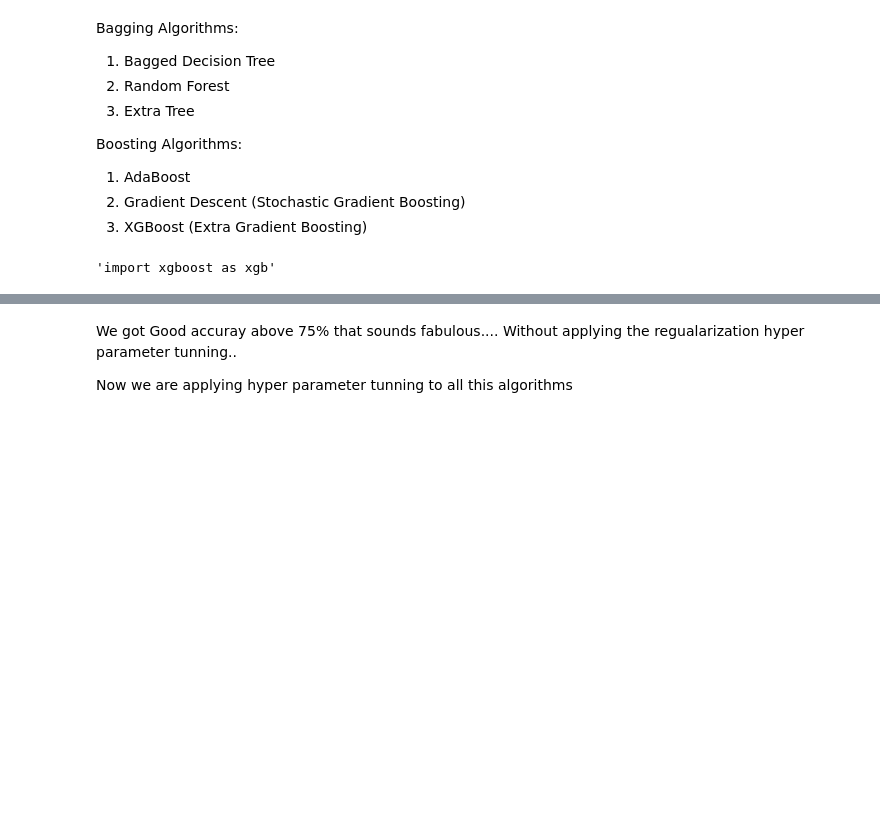
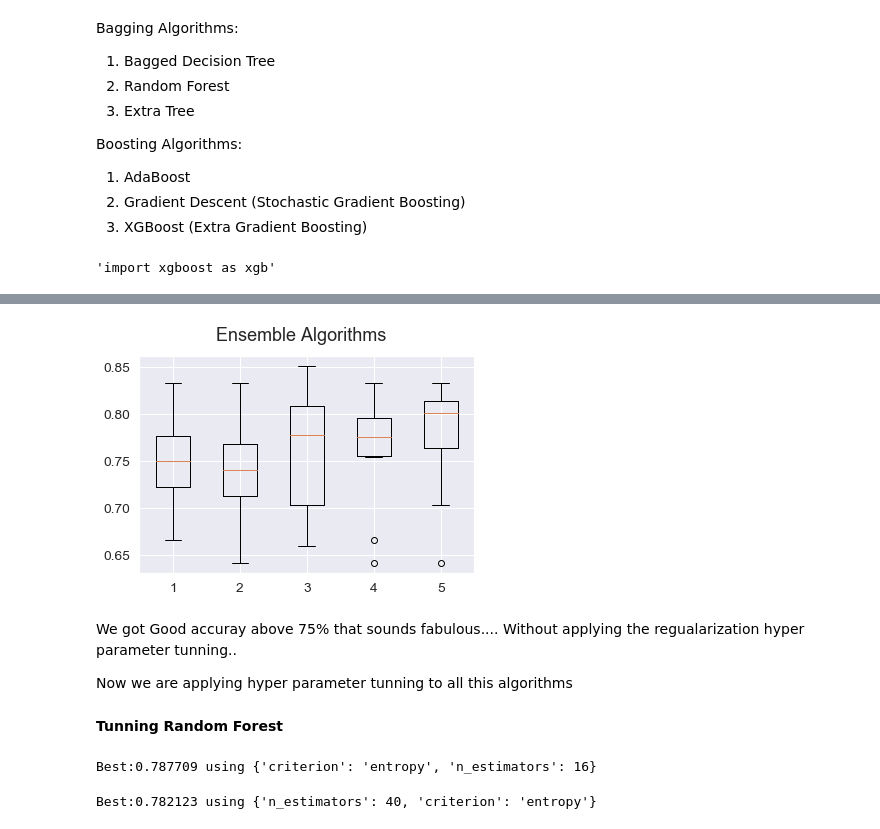
Before and after one commit to arunkumar2525/Titanic_Predictions, a Jupyter notebook: Titanic Classifier and Neural Networks.ipynb, the cells around one changed output, grey strips where cells are left out. Drawn from its saved outputs; the diff is of its cells as text; code cells hidden in the pictures; blank space fills up the shorter version.

Commit message:
Add files via upload
Model Finalized

```diff
--- a/Titanic Classifier and Neural Networks.ipynb
+++ b/Titanic Classifier and Neural Networks.ipynb
@@ -1404,5 +1404,13 @@ for name,model in ensemble_models:
  algorithm: Scaled Ada Boost , mean accuracy: 0.761426 and Std_dev: 0.058547
  algorithm: Scaled Gradient Boost , mean accuracy: 0.776380 and Std_dev: 0.057377
+# %%
+# Visualize the result
+fig=plt.figure()
+plt.suptitle('Ensemble Algorithms')
+plt.boxplot(ensemble_predictions)
+plt.show()
+# %% [output]
+[figure, added]
 # %% [markdown]
 We got Good accuray above 75% that sounds fabulous.... Without applying the regualarization hyper parameter tunning..
 
@@ -1411,0 +1418,25 @@ Now we are applying hyper parameter tunning to all this algorithms
+# %% [markdown]
+**Tunning Random Forest**
+# %%
+# Regularization hyper parameter tunning for Random Forest using GridSearchCV
+scaled_xtrain=Normalizer().fit_transform(x_train)
+model=RandomForestClassifier()
+fold=KFold(n_splits=10,random_state=5)
+
+param_grid=dict(n_estimators=[2,4,6,8,10,12,14,16,18,20,25,30,35,40,45,50,100],criterion=['gini', 'entropy'])
+grid=GridSearchCV(estimator=model,param_grid=param_grid,cv=fold,scoring=classifier_scoring,n_jobs=-1)
+
+grid_result=grid.fit(scaled_xtrain,y_train)
+print("Best:%f using %s "%(grid_result.best_score_,grid_result.best_params_))
+# %% [output]
+Best:0.787709 using {'criterion': 'entropy', 'n_estimators': 16}
+# %%
+# Regularization hyper parameter tunning for Random Forest using RandomizedSearchCV
+from sklearn.model_selection import RandomizedSearchCV
+param_grid=dict(n_estimators=[2,4,6,8,10,12,14,16,18,20,25,30,35,40,45,50,100],criterion=['gini', 'entropy'])
+grid=RandomizedSearchCV(estimator=model,param_distributions=param_grid,cv=fold,scoring=classifier_scoring,n_jobs=-1)
+
+grid_result=grid.fit(scaled_xtrain,y_train)
+print("Best:%f using %s "%(grid_result.best_score_,grid_result.best_params_))
+# %% [output]
+Best:0.782123 using {'n_estimators': 40, 'criterion': 'entropy'}
```
Also changed, not shown: parts of 19 cells of this notebook.
